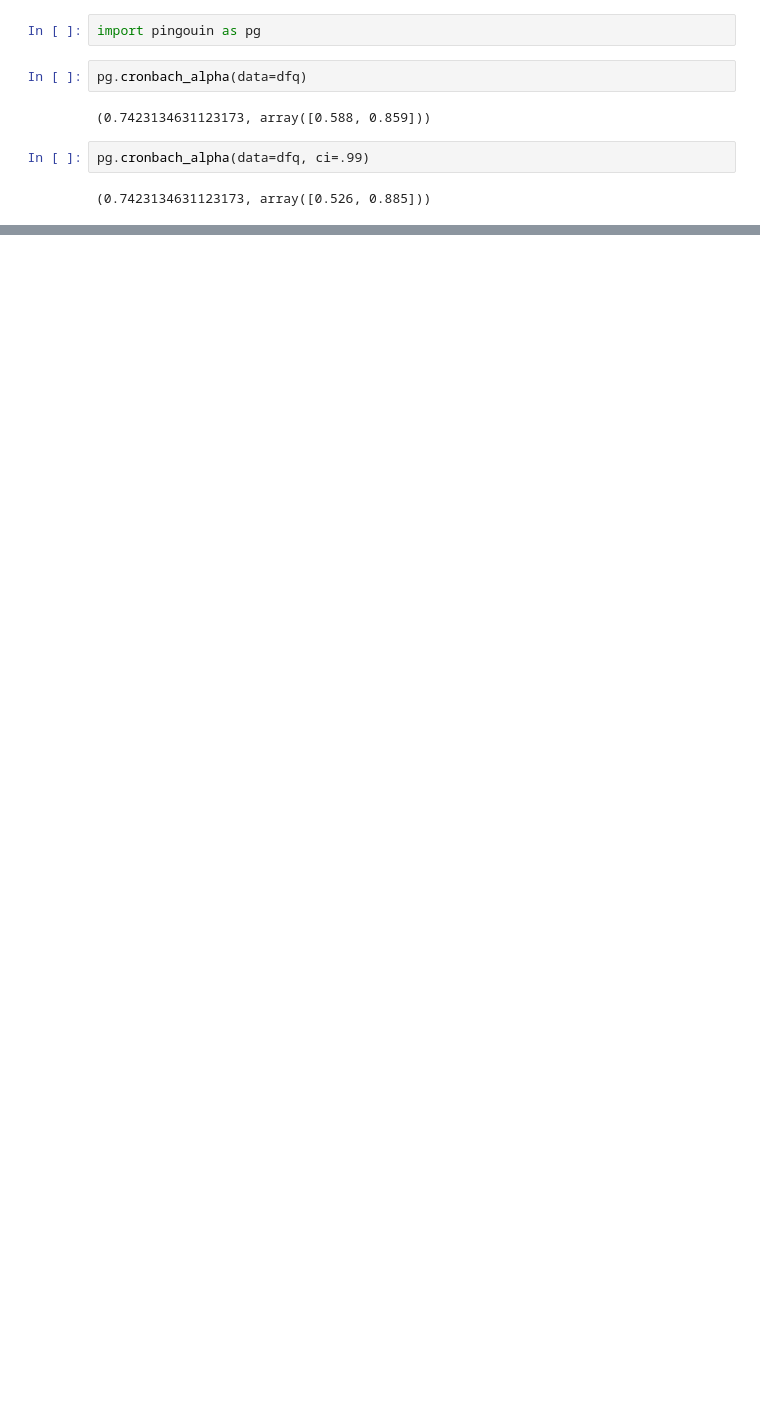
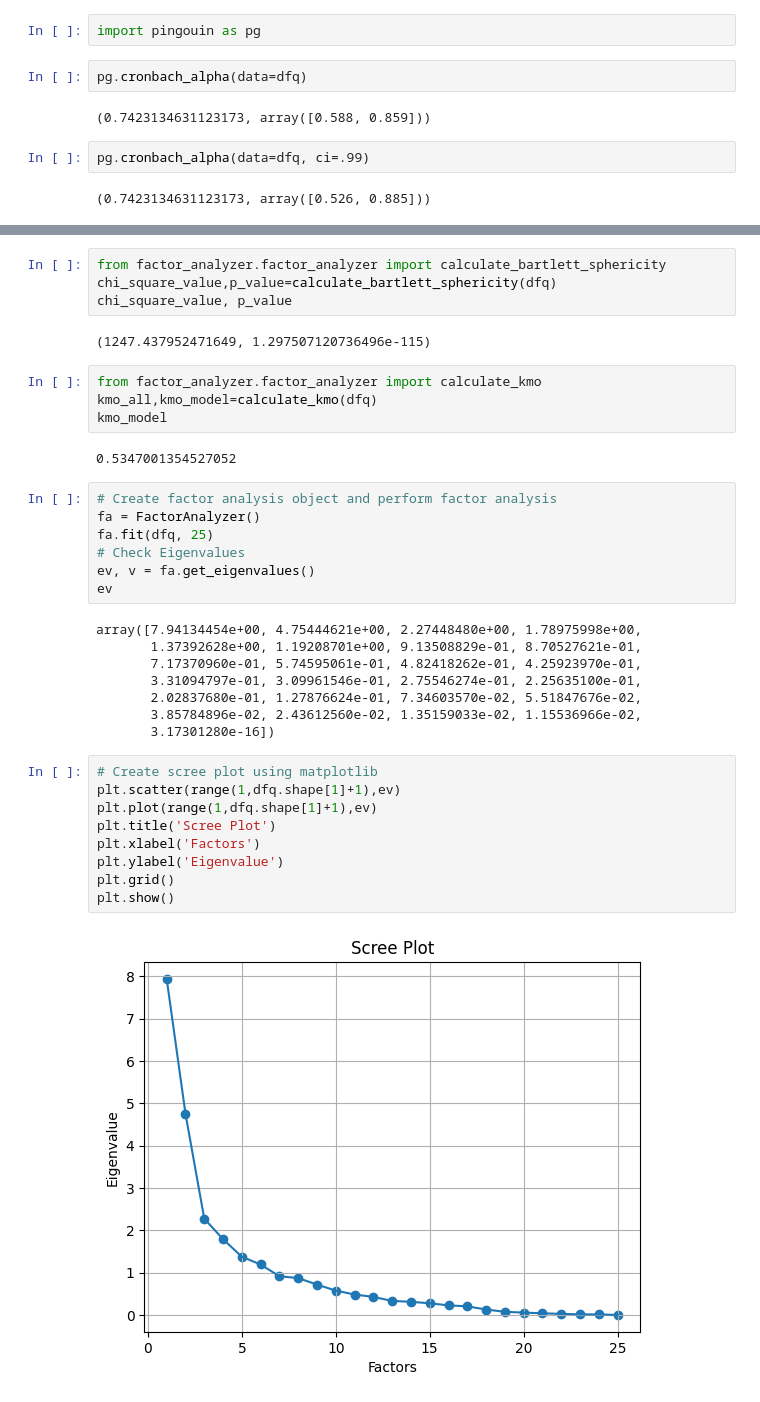
Before and after one commit to bagascahyafb/Project-Survey, a Jupyter notebook: Code Data Hasil Survey.ipynb, the cells around one changed output, grey strips where cells are left out. Saved outputs shown, nothing was run; the diff lists cells and outputs as text; blank space fills up the shorter version.

```diff
--- a/Code Data Hasil Survey.ipynb
+++ b/Code Data Hasil Survey.ipynb
@@ -147,0 +173,38 @@ pg.cronbach_alpha(data=dfq, ci=.99)
+# %%
+from factor_analyzer.factor_analyzer import calculate_bartlett_sphericity
+chi_square_value,p_value=calculate_bartlett_sphericity(dfq)
+chi_square_value, p_value
+# %% [output]
+(1247.437952471649, 1.297507120736496e-115)
+# %%
+from factor_analyzer.factor_analyzer import calculate_kmo
+kmo_all,kmo_model=calculate_kmo(dfq)
+kmo_model
+# %% [output]
+0.5347001354527052
+# %%
+# Create factor analysis object and perform factor analysis
+fa = FactorAnalyzer()
+fa.fit(dfq, 25)
+# Check Eigenvalues
+ev, v = fa.get_eigenvalues()
+ev
+# %% [output]
+array([7.94134454e+00, 4.75444621e+00, 2.27448480e+00, 1.78975998e+00,
+       1.37392628e+00, 1.19208701e+00, 9.13508829e-01, 8.70527621e-01,
+       7.17370960e-01, 5.74595061e-01, 4.82418262e-01, 4.25923970e-01,
+       3.31094797e-01, 3.09961546e-01, 2.75546274e-01, 2.25635100e-01,
+       2.02837680e-01, 1.27876624e-01, 7.34603570e-02, 5.51847676e-02,
+       3.85784896e-02, 2.43612560e-02, 1.35159033e-02, 1.15536966e-02,
+       3.17301280e-16])
+# %%
+# Create scree plot using matplotlib
+plt.scatter(range(1,dfq.shape[1]+1),ev)
+plt.plot(range(1,dfq.shape[1]+1),ev)
+plt.title('Scree Plot')
+plt.xlabel('Factors')
+plt.ylabel('Eigenvalue')
+plt.grid()
+plt.show()
+# %% [output]
+[figure, added]
```
Also changed, not shown: parts of 6 cells of this notebook.
